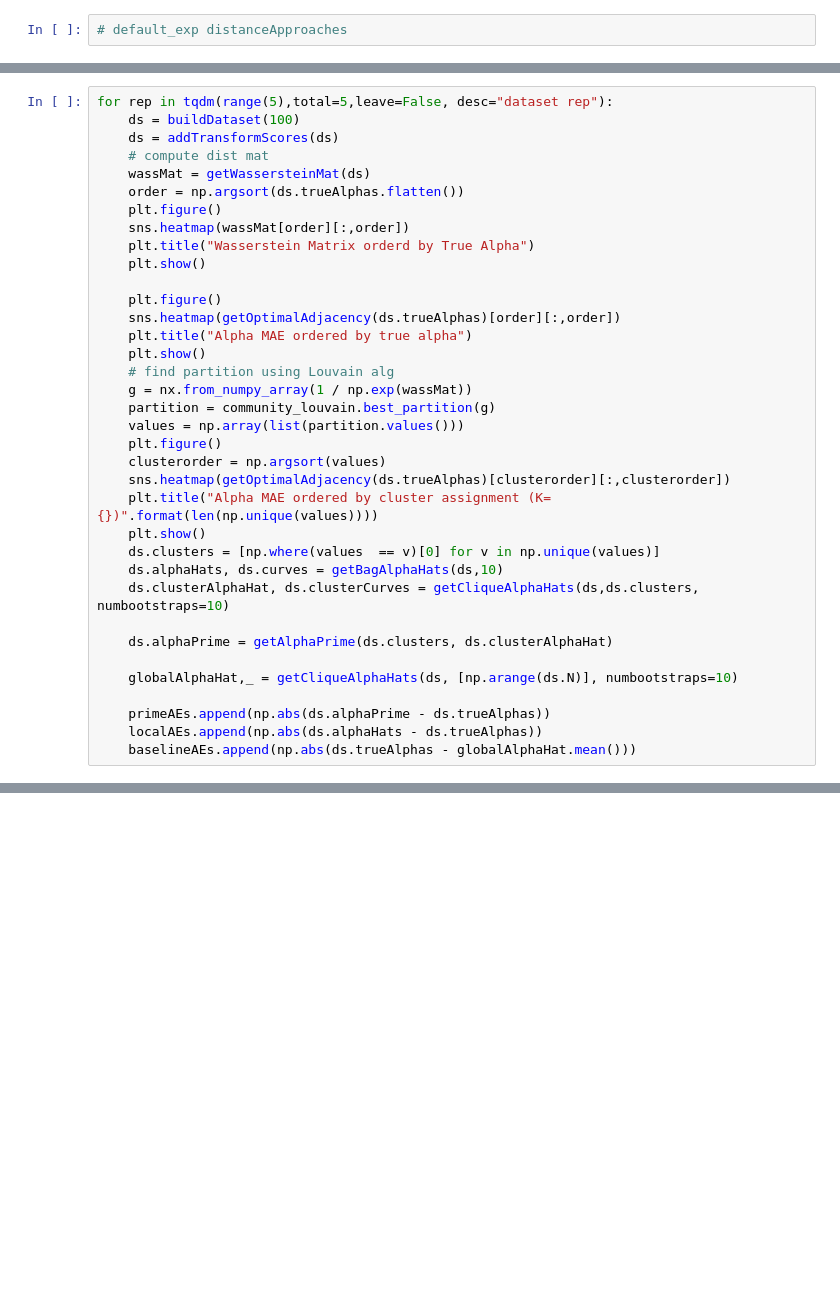
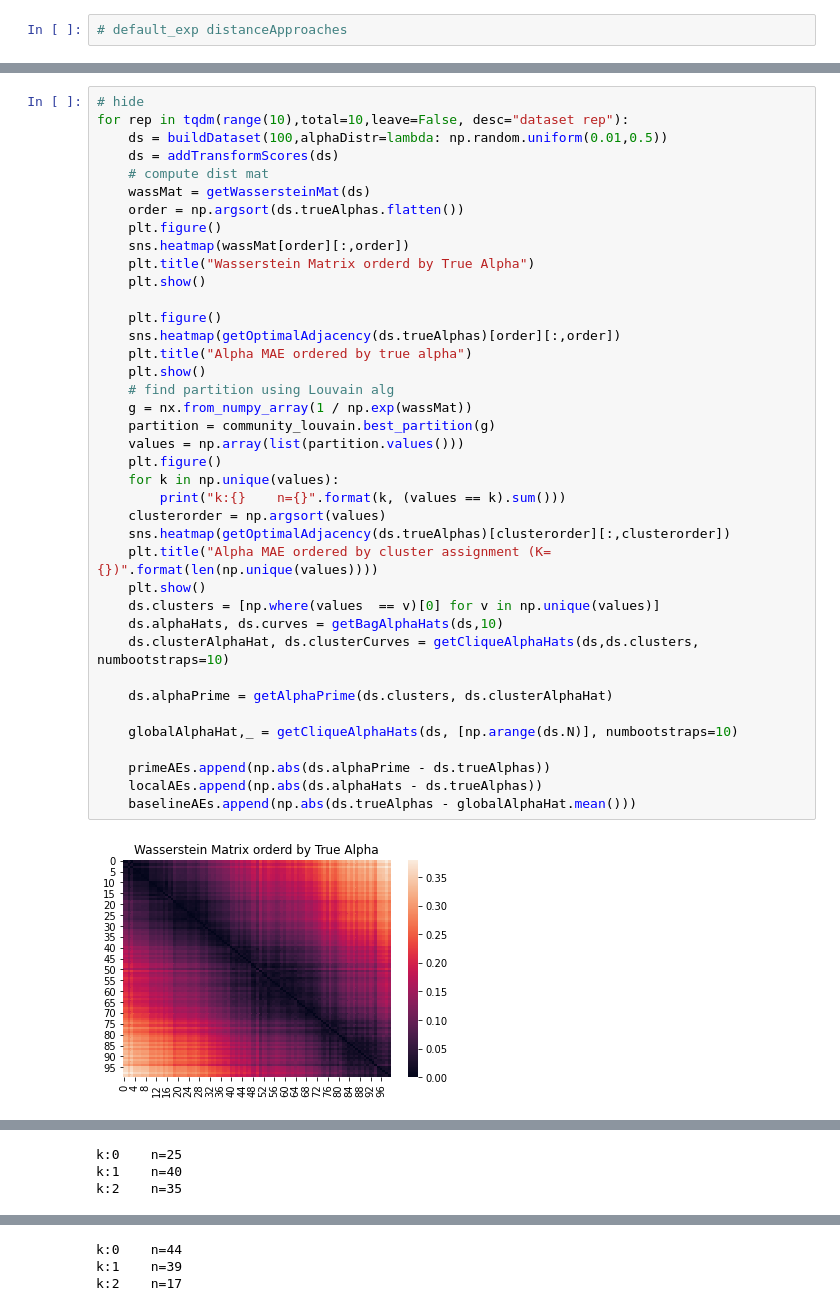
Before and after one commit to Dzeiberg/multiinstance, a Jupyter notebook: 04_Distribution_Distance_Approaches.ipynb, the cells around one changed output, grey strips where cells are left out. Saved outputs shown, nothing was run; the diff lists cells and outputs as text; blank space fills up the shorter version.

```diff
--- a/04_Distribution_Distance_Approaches.ipynb
+++ b/04_Distribution_Distance_Approaches.ipynb
@@ -139,38 +141,43 @@ primeAEs = []
 localAEs = []
 baselineAEs = []
 # %%
-for rep in tqdm(range(5),total=5,leave=False, desc="dataset rep"):
-    ds = buildDataset(100)
+# hide
+for rep in tqdm(range(10),total=10,leave=False, desc="dataset rep"):
+    ds = buildDataset(100,alphaDistr=lambda: np.random.uniform(0.01,0.5))
     ds = addTransformScores(ds)
     # compute dist mat
     wassMat = getWassersteinMat(ds)
     order = np.argsort(ds.trueAlphas.flatten())
     plt.figure()
     sns.heatmap(wassMat[order][:,order])
     plt.title("Wasserstein Matrix orderd by True Alpha")
     plt.show()
 
     plt.figure()
     sns.heatmap(getOptimalAdjacency(ds.trueAlphas)[order][:,order])
     plt.title("Alpha MAE ordered by true alpha")
     plt.show()
     # find partition using Louvain alg
     g = nx.from_numpy_array(1 / np.exp(wassMat))
     partition = community_louvain.best_partition(g)
     values = np.array(list(partition.values()))
     plt.figure()
+    for k in np.unique(values):
+        print("k:{}    n={}".format(k, (values == k).sum()))
     clusterorder = np.argsort(values)
     sns.heatmap(getOptimalAdjacency(ds.trueAlphas)[clusterorder][:,clusterorder])
     plt.title("Alpha MAE ordered by cluster assignment (K={})".format(len(np.unique(values))))
     plt.show()
     ds.clusters = [np.where(values  == v)[0] for v in np.unique(values)]
     ds.alphaHats, ds.curves = getBagAlphaHats(ds,10)
     ds.clusterAlphaHat, ds.clusterCurves = getCliqueAlphaHats(ds,ds.clusters, numbootstraps=10)
 
     ds.alphaPrime = getAlphaPrime(ds.clusters, ds.clusterAlphaHat)
 
     globalAlphaHat,_ = getCliqueAlphaHats(ds, [np.arange(ds.N)], numbootstraps=10)
 
     primeAEs.append(np.abs(ds.alphaPrime - ds.trueAlphas))
     localAEs.append(np.abs(ds.alphaHats - ds.trueAlphas))
     baselineAEs.append(np.abs(ds.trueAlphas - globalAlphaHat.mean()))
+# %% [output]
+[figure, added]
@@ -176,0 +185,3 @@ for rep in tqdm(range(5),total=5,leave=False, desc="dataset rep"):
+k:0    n=25
+k:1    n=40
+k:2    n=35
@@ -176,0 +191,3 @@ for rep in tqdm(range(5),total=5,leave=False, desc="dataset rep"):
+k:0    n=44
+k:1    n=39
+k:2    n=17
```
Also changed, not shown: parts of 8 cells of this notebook, 23 other files.
